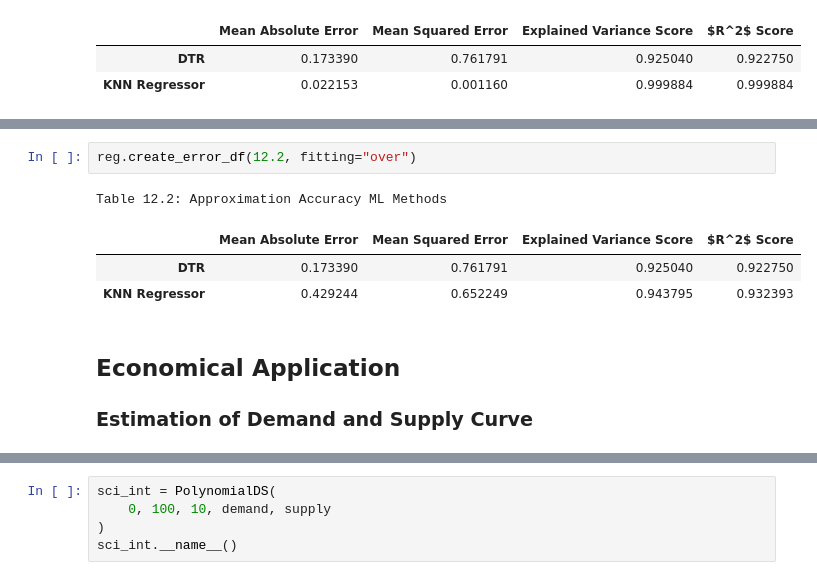
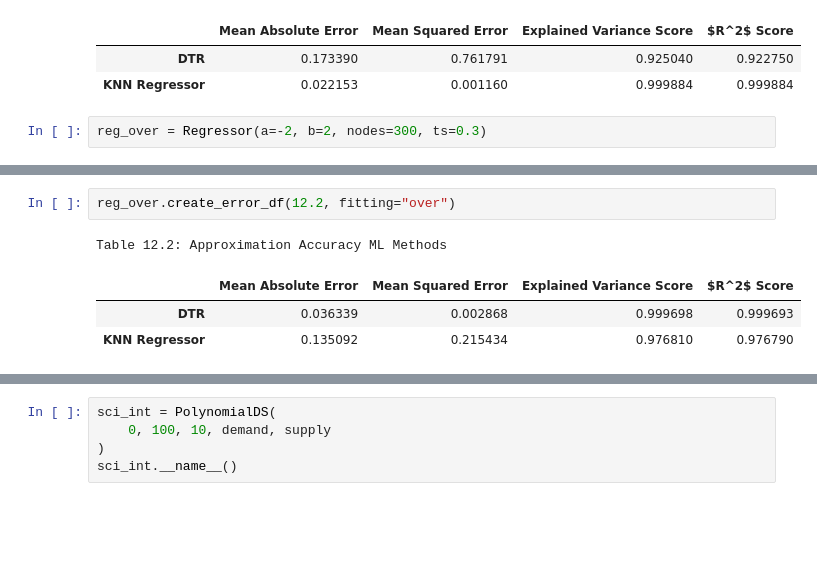
Before and after one commit to ArbiKodraj/Final_Project, a Jupyter notebook: FunctionApproximation.ipynb, the cells around one changed output, grey strips where cells are left out. Saved outputs shown, nothing was run; the diff lists cells and outputs as text; blank space fills up the shorter version.

```diff
--- a/FunctionApproximation.ipynb
+++ b/FunctionApproximation.ipynb
@@ -912,4 +917,6 @@ Table 12.1: Approximation Accuracy ML Methods
 |  | Mean Absolute Error | Mean Squared Error | Explained Variance Score | $R^2$ Score |
 | DTR | 0.173390 | 0.761791 | 0.925040 | 0.922750 |
 | KNN Regressor | 0.022153 | 0.001160 | 0.999884 | 0.999884 |
+# %%
+reg_over = Regressor(a=-2, b=2, nodes=300, ts=0.3)
 # %%
@@ -923,12 +930,7 @@ reg.plot_pred(15.2, fitting="over")
 # %%
-reg.create_error_df(12.2, fitting="over")
+reg_over.create_error_df(12.2, fitting="over")
 # %% [output]
 Table 12.2: Approximation Accuracy ML Methods
 |  | Mean Absolute Error | Mean Squared Error | Explained Variance Score | $R^2$ Score |
-| DTR | 0.173390 | 0.761791 | 0.925040 | 0.922750 |
-| KNN Regressor | 0.429244 | 0.652249 | 0.943795 | 0.932393 |
+| DTR | 0.036339 | 0.002868 | 0.999698 | 0.999693 |
+| KNN Regressor | 0.135092 | 0.215434 | 0.976810 | 0.976790 |
-# %% [markdown]
-## Economical Application
-
-
-### Estimation of Demand and Supply Curve
```
Also changed, not shown: parts of 16 cells of this notebook, 1 other file.
